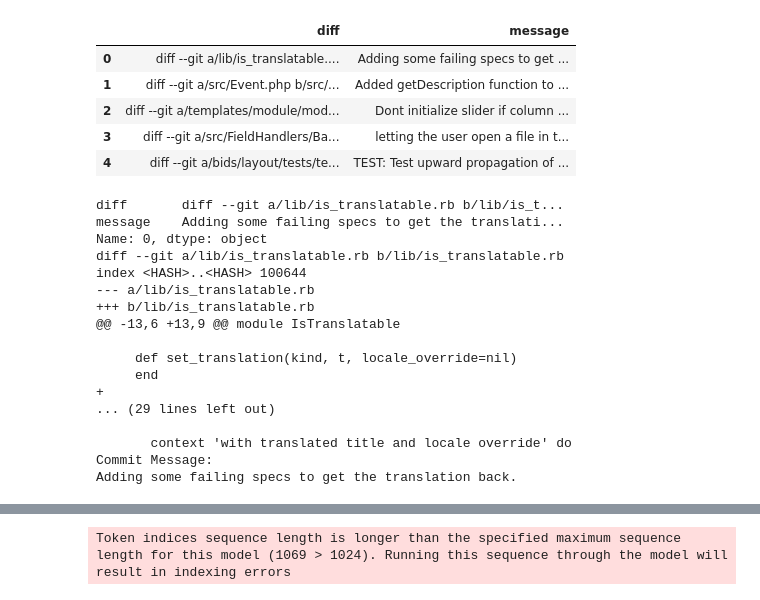
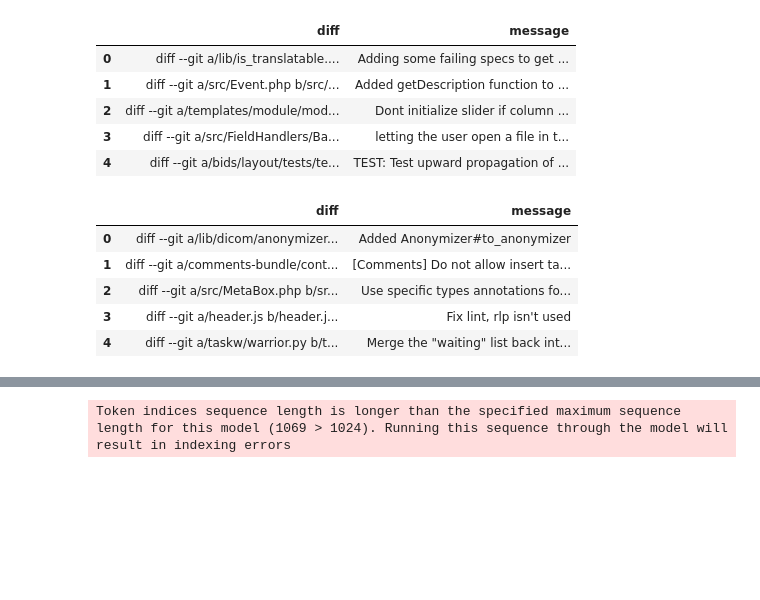
Before and after one commit to Vasilis-Kyriakopoulos/Finetune-LLM-, a Jupyter notebook: finetune.ipynb, the cells around one changed output, grey strips where cells are left out. Drawn from its saved outputs; the diff is of its cells as text; code cells hidden in the pictures; blank space fills up the shorter version.

```diff
--- a/finetune.ipynb
+++ b/finetune.ipynb
@@ -34,5 +32,11 @@ Please note that authentication is recommended but still optional to access publ
   warnings.warn(
 # %%
 from google.colab import drive
+import pandas as pd
+
+
 drive.mount('/content/drive')
+main_path = "/content/drive/MyDrive/FinetuneLLM_Ergasia/"
+train_df = pd.read_csv(main_path + "commitbench_train_1pct.csv")
+val_df = pd.read_csv(main_path + "commitbench_validation_1pct.csv")
 # %% [output]
@@ -73,29 +70,12 @@ train_df.head()
 | 2 | diff --git a/templates/module/mod... | Dont initialize slider if column ... |
 | 3 | diff --git a/src/FieldHandlers/Ba... | letting the user open a file in t... |
 | 4 | diff --git a/bids/layout/tests/te... | TEST: Test upward propagation of ... |
-# %%
-def format_input(entry):
-
-    input_text = f"{entry['diff']}\nCommit Message:\n{entry['message']}"
-
-    return input_text
-print(train_df.iloc[0])
-print(format_input(train_df.iloc[0]))
-# %% [output]
-diff       diff --git a/lib/is_translatable.rb b/lib/is_t...
-message    Adding some failing specs to get the translati...
-Name: 0, dtype: object
-diff --git a/lib/is_translatable.rb b/lib/is_translatable.rb
-index <HASH>..<HASH> 100644
---- a/lib/is_translatable.rb
-+++ b/lib/is_translatable.rb
-@@ -13,6 +13,9 @@ module IsTranslatable
-
-     def set_translation(kind, t, locale_override=nil)
-     end
-+
-... (29 lines left out)
-
-       context 'with translated title and locale override' do
-Commit Message:
-Adding some failing specs to get the translation back.
+# %%
+val_df.head()
+# %% [output]
+|  | diff | message |
+| 0 | diff --git a/lib/dicom/anonymizer... | Added Anonymizer#to_anonymizer |
+| 1 | diff --git a/comments-bundle/cont... | [Comments] Do not allow insert ta... |
+| 2 | diff --git a/src/MetaBox.php b/sr... | Use specific types annotations fo... |
+| 3 | diff --git a/header.js b/header.j... | Fix lint, rlp isn't used |
+| 4 | diff --git a/taskw/warrior.py b/t... | Merge the "waiting" list back int... |
```
Also changed, not shown: parts of 12 cells of this notebook.
